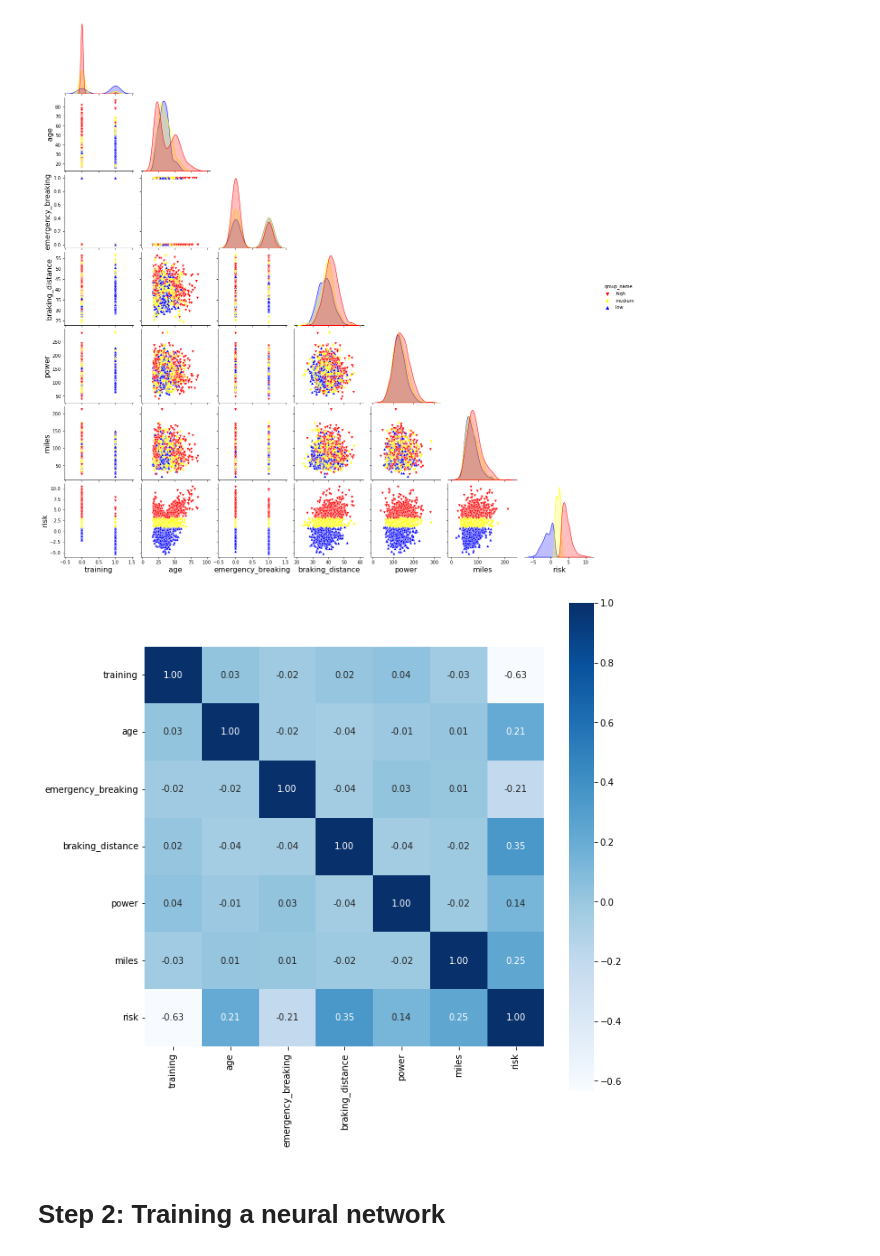
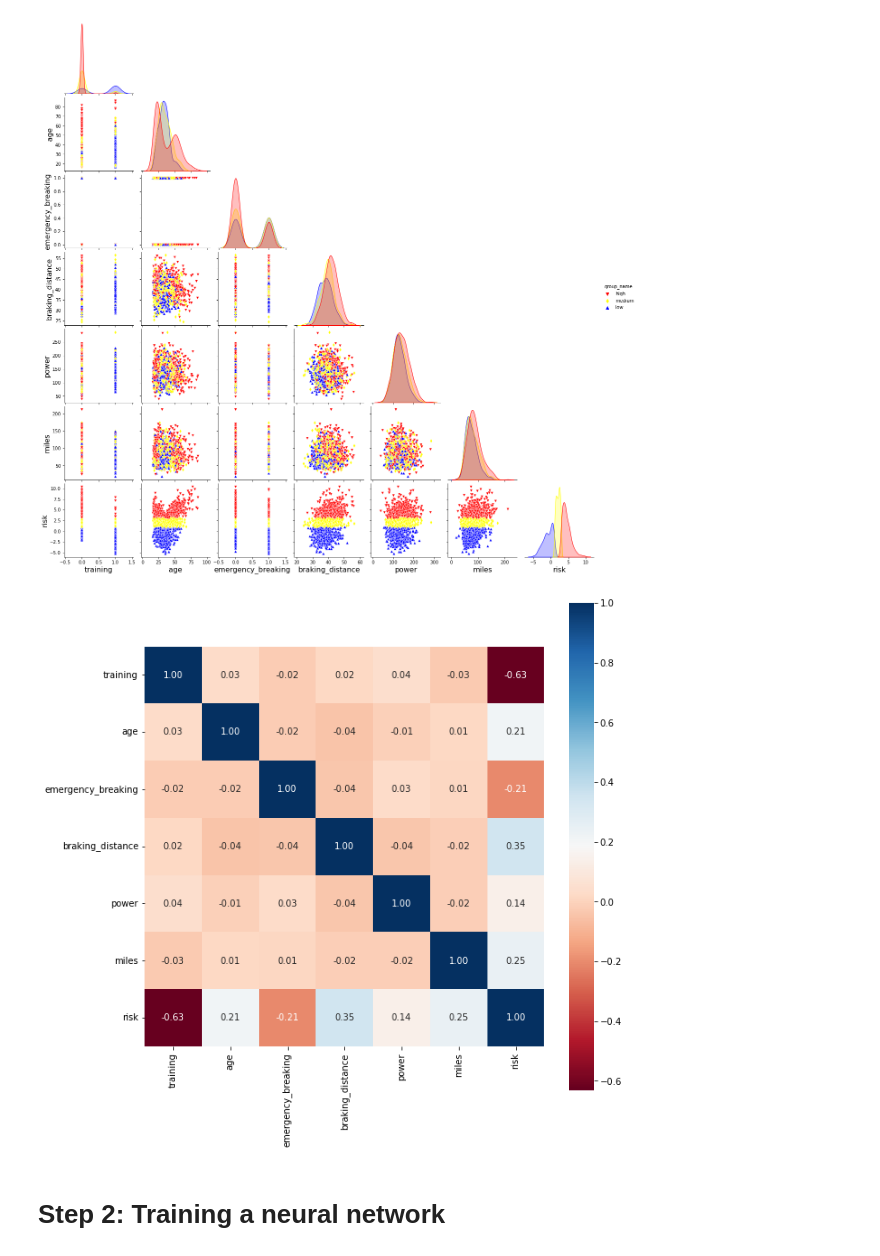
Before and after one commit to openknowledge/mlops, a Jupyter notebook: notebooks/exploration.ipynb, the cells around one changed output. Cells and saved outputs as stored; diff of their text form; code cells hidden in the pictures.

```diff
--- a/notebooks/exploration.ipynb
+++ b/notebooks/exploration.ipynb
@@ -87,19 +94,19 @@ sns.pairplot(df,
 # %%
 plt.figure(figsize=(10, 10))
 
 cm = df.corr()
 cm3 = cm.iloc[:len(features), :len(features)]
 
 hm = sns.heatmap(cm3,
                 cbar=True,
                 annot=True,
                 square=True,
-                cmap='Blues',
+                cmap='RdBu',
                 fmt='.2f',
                 yticklabels=features,
                 xticklabels=features)
 # %% [output]
-[figure, old version]
+[figure, new version]
 # %% [markdown]
 # Step 2: Training a neural network
 # %%
```
Also changed, not shown: parts of 29 cells of this notebook, 3 other files.
